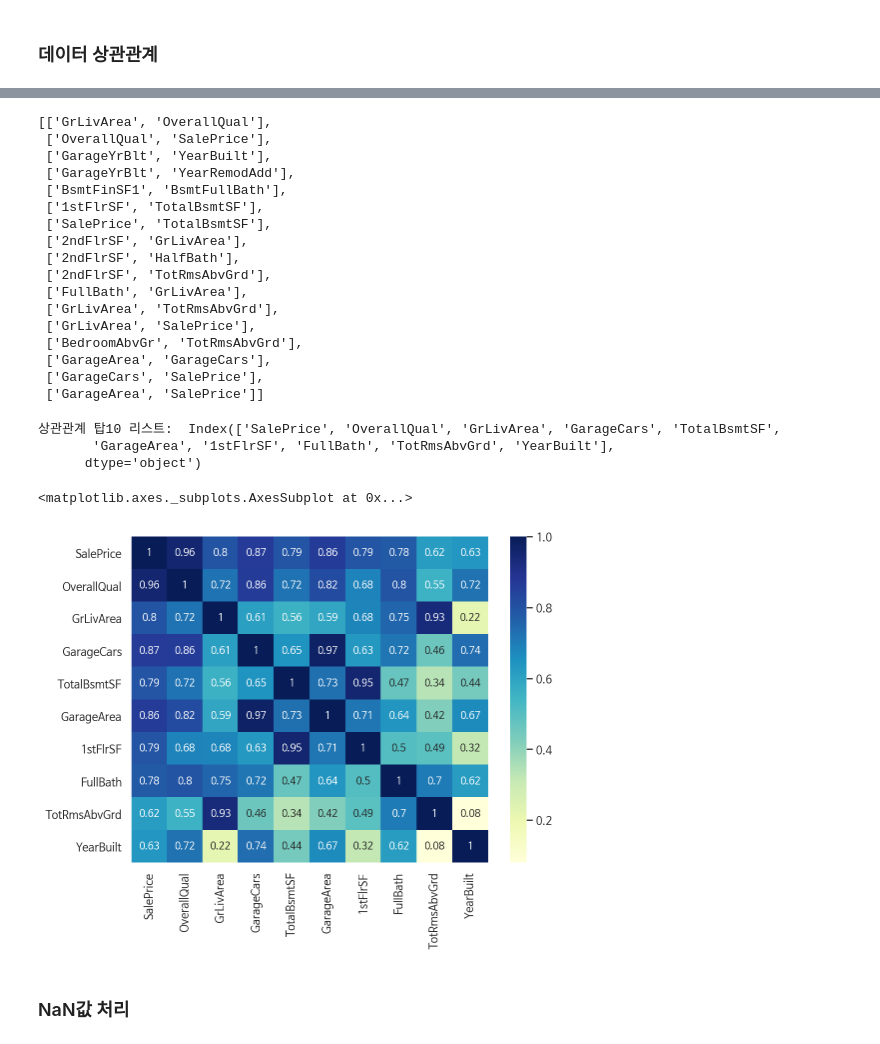
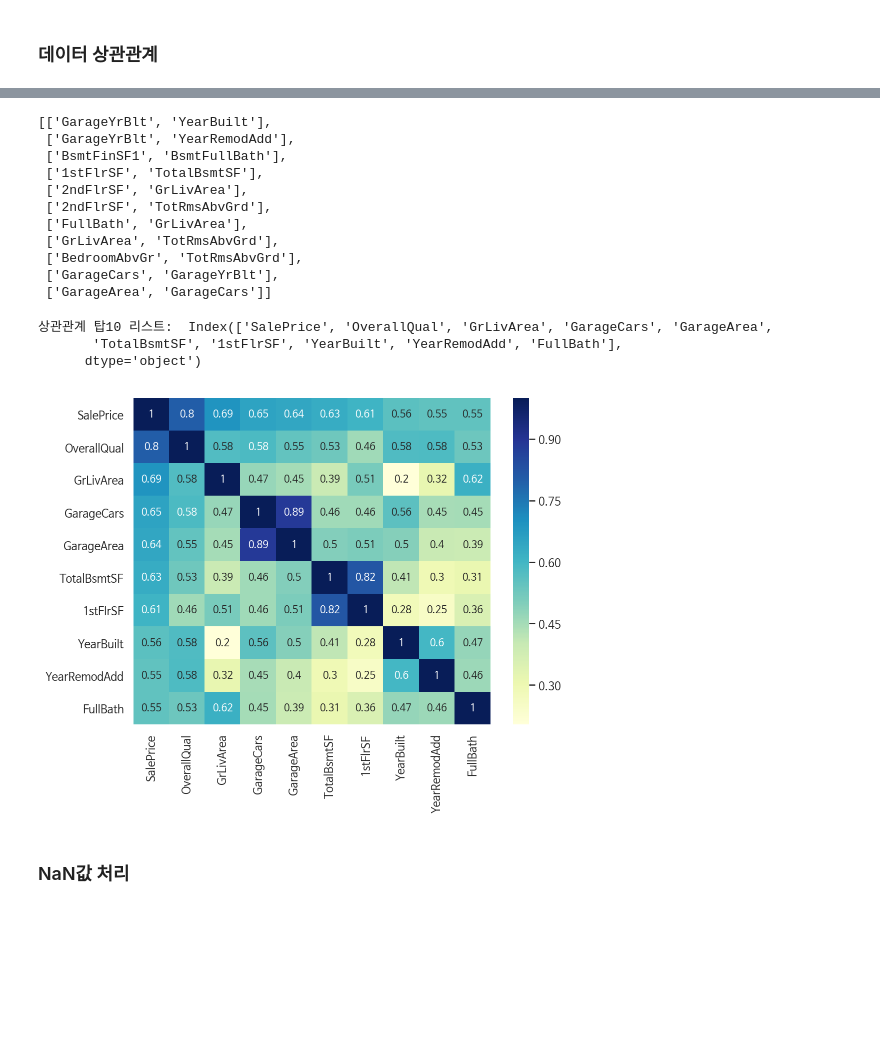
Before and after one commit to lim800/DoNotUse, a Jupyter notebook: SemiProject/houseplrices/jjlim.ipynb, the cells around one changed output, grey strips where cells are left out. Cells and saved outputs as stored; diff of their text form; code cells hidden in the pictures; blank space fills up the shorter version.

```diff
--- a/SemiProject/houseplrices/jjlim.ipynb
+++ b/SemiProject/houseplrices/jjlim.ipynb
@@ -50,6 +75,7 @@ len(df_origin.columns)
 # %%
-# 분석에 필요없는 컬럼 'Id' 제거
-df = df_origin.drop('Id', axis=1)
+# 분석에 필요없는 컬럼 'Id' 제외 및 타겟 변수 'SalePrice' 분리
+df = df_origin.drop(['Id','SalePrice'], axis=1)
+y = df_origin['SalePrice']
 # %%
 # 트레인셋 & 테스트셋 으로 분리
-df_train, df_test = train_test_split(df, train_size= 0.7, test_size = 0.3)
+df_train, df_test, y_train, y_test = train_test_split(df, y , train_size= 0.7, test_size = 0.3)
@@ -117,35 +147,30 @@ for i in df_corr.columns:
             high_corr_list.append(sorted([i,j]))
 high_corr_list
 # %% [output]
-[['GrLivArea', 'OverallQual'],
- ['OverallQual', 'SalePrice'],
- ['GarageYrBlt', 'YearBuilt'],
+[['GarageYrBlt', 'YearBuilt'],
  ['GarageYrBlt', 'YearRemodAdd'],
  ['BsmtFinSF1', 'BsmtFullBath'],
  ['1stFlrSF', 'TotalBsmtSF'],
- ['SalePrice', 'TotalBsmtSF'],
  ['2ndFlrSF', 'GrLivArea'],
- ['2ndFlrSF', 'HalfBath'],
  ['2ndFlrSF', 'TotRmsAbvGrd'],
  ['FullBath', 'GrLivArea'],
  ['GrLivArea', 'TotRmsAbvGrd'],
- ['GrLivArea', 'SalePrice'],
  ['BedroomAbvGr', 'TotRmsAbvGrd'],
- ['GarageArea', 'GarageCars'],
- ['GarageCars', 'SalePrice'],
- ['GarageArea', 'SalePrice']]
+ ['GarageCars', 'GarageYrBlt'],
+ ['GarageArea', 'GarageCars']]
 # %%
 # 'SalePrice' 와 상관관계가 있는 컬럼 상위 10개 분류
-corrlist = df_corr.nlargest(10, 'SalePrice').index
+df_train['SalePrice'] = y_train
+corrlist = df_train.corr().nlargest(10, 'SalePrice').index
 print('상관관계 탑10 리스트: ',corrlist)
 plt.figure(figsize=(8,6))
-sns.heatmap(df_corr[corrlist].corr(), annot=True, cmap="YlGnBu")
+sns.heatmap(df_train[corrlist].corr(), annot=True, cmap="YlGnBu")
+df_train.drop('SalePrice', axis=1, inplace=True)
 # %% [output]
-상관관계 탑10 리스트:  Index(['SalePrice', 'OverallQual', 'GrLivArea', 'GarageCars', 'TotalBsmtSF',
-       'GarageArea', '1stFlrSF', 'FullBath', 'TotRmsAbvGrd', 'YearBuilt'],
+상관관계 탑10 리스트:  Index(['SalePrice', 'OverallQual', 'GrLivArea', 'GarageCars', 'GarageArea',
+       'TotalBsmtSF', '1stFlrSF', 'YearBuilt', 'YearRemodAdd', 'FullBath'],
       dtype='object')
-<matplotlib.axes._subplots.AxesSubplot at 0x...>
-[figure, old version]
+[figure, new version]
 # %% [markdown]
 ### NaN값 처리
 # %%
```
Also changed, not shown: parts of 68 cells of this notebook.
